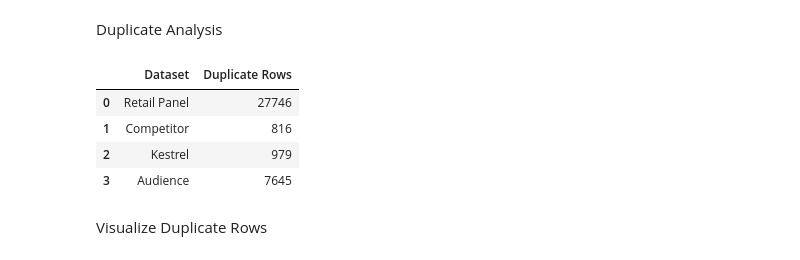
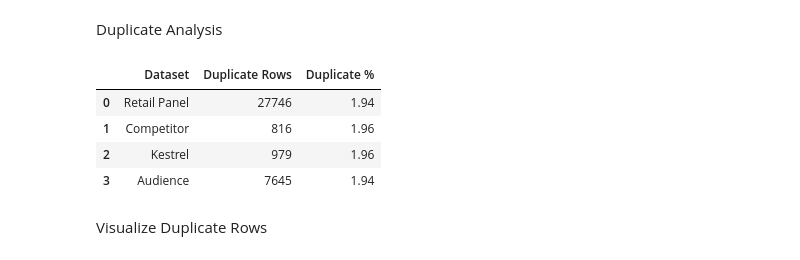
Before and after one commit to Sivahiteshreddy/Tailwyndz-Empty-On-The-Map, a Jupyter notebook: Notebooks/02_data_preparation.ipynb, the cells around one changed output. Saved outputs shown, nothing was run; the diff lists cells and outputs as text; code cells hidden in the pictures.

```diff
--- a/Notebooks/02_data_preparation.ipynb
+++ b/Notebooks/02_data_preparation.ipynb
@@ -121,3 +121,19 @@ distribution_clean = distribution.copy()
 print("Working copies created successfully.")
 # %% [output]
 Working copies created successfully.
+# %%
+# ============================================================
+# CENTRAL WORKING DATASETS
+# ============================================================
+
+working_datasets = {
+    "Retail Panel": retail_panel_clean,
+    "Competitor": competitor_clean,
+    "Kestrel": kestrel_clean,
+    "Audience": audience_clean,
+    "District Master": district_master_clean,
+    "Panel Coverage": panel_coverage_clean,
+    "Distribution": distribution_clean
+}
+for name, df in working_datasets.items():
+    print(f"{name}: {df.shape}")
@@ -265,28 +632,41 @@ retail_missing.head(10)
 # %% [markdown]
 Duplicate Analysis
 # %%
+# EXACT DUPLICATE ANALYSIS
 duplicate_summary = pd.DataFrame({
     "Dataset": [
         "Retail Panel",
         "Competitor",
         "Kestrel",
         "Audience"
     ],
+
     "Duplicate Rows": [
-        retail_panel_clean.duplicated().sum(),
-        competitor_clean.duplicated().sum(),
-        kestrel_clean.duplicated().sum(),
-        audience_clean.duplicated().sum()
+        working_datasets["Retail Panel"].duplicated().sum(),
+        working_datasets["Competitor"].duplicated().sum(),
+        working_datasets["Kestrel"].duplicated().sum(),
+        working_datasets["Audience"].duplicated().sum()
     ]
 })
 
-duplicate_summary
+duplicate_summary["Duplicate %"] = (
+    duplicate_summary["Duplicate Rows"]
+    / duplicate_summary["Dataset"].map({
+        "Retail Panel": len(working_datasets["Retail Panel"]),
+        "Competitor": len(working_datasets["Competitor"]),
+        "Kestrel": len(working_datasets["Kestrel"]),
+        "Audience": len(working_datasets["Audience"])
+    })
+    * 100
+).round(2)
+
+display(duplicate_summary)
 # %% [output]
-|  | Dataset | Duplicate Rows |
-| 0 | Retail Panel | 27746 |
-| 1 | Competitor | 816 |
-| 2 | Kestrel | 979 |
-| 3 | Audience | 7645 |
+|  | Dataset | Duplicate Rows | Duplicate % |
+| 0 | Retail Panel | 27746 | 1.94 |
+| 1 | Competitor | 816 | 1.96 |
+| 2 | Kestrel | 979 | 1.96 |
+| 3 | Audience | 7645 | 1.94 |
 # %% [markdown]
 Visualize Duplicate Rows
 # %%
```
Also changed, not shown: parts of 87 cells of this notebook, 2 other files.
